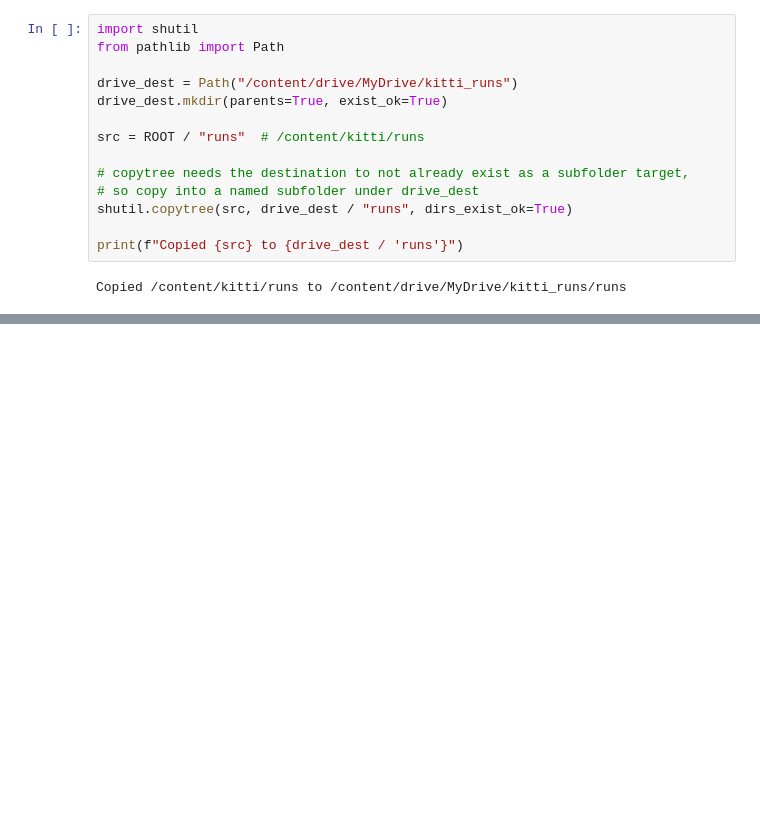
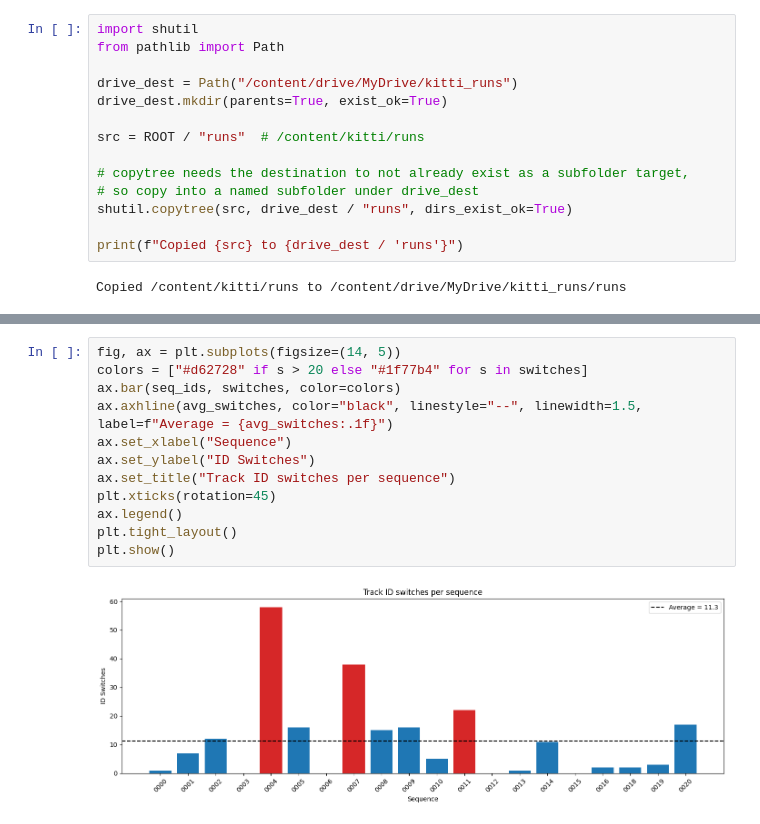
Before and after one commit to yousufkanan/CarCV, a Jupyter notebook: CarVisual.ipynb, the cells around one changed output, grey strips where cells are left out. Drawn from its saved outputs; the diff is of its cells as text; blank space fills up the shorter version.

```diff
--- a/CarVisual.ipynb
+++ b/CarVisual.ipynb
@@ -608,0 +966,14 @@ Copied /content/kitti/runs to /content/drive/MyDrive/kitti_runs/runs
+# %%
+fig, ax = plt.subplots(figsize=(14, 5))
+colors = ["#d62728" if s > 20 else "#1f77b4" for s in switches]
+ax.bar(seq_ids, switches, color=colors)
+ax.axhline(avg_switches, color="black", linestyle="--", linewidth=1.5, label=f"Average = {avg_switches:.1f}")
+ax.set_xlabel("Sequence")
+ax.set_ylabel("ID Switches")
+ax.set_title("Track ID switches per sequence")
+plt.xticks(rotation=45)
+ax.legend()
+plt.tight_layout()
+plt.show()
+# %% [output]
+[figure, added]
```
Also changed, not shown: parts of 36 cells of this notebook, 2 other files.
